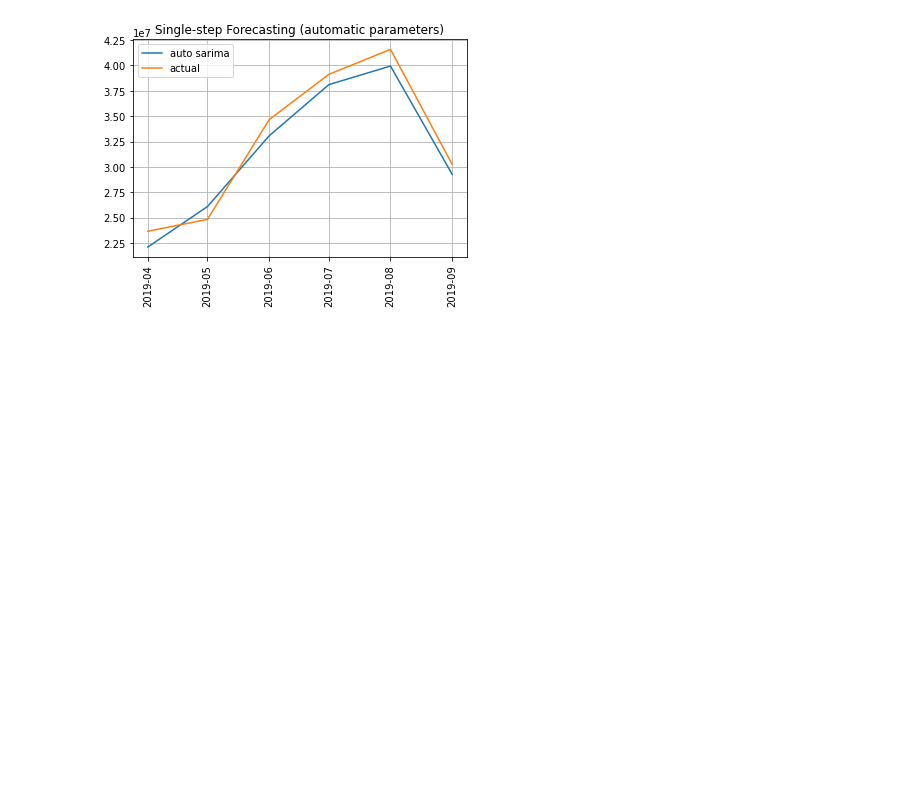
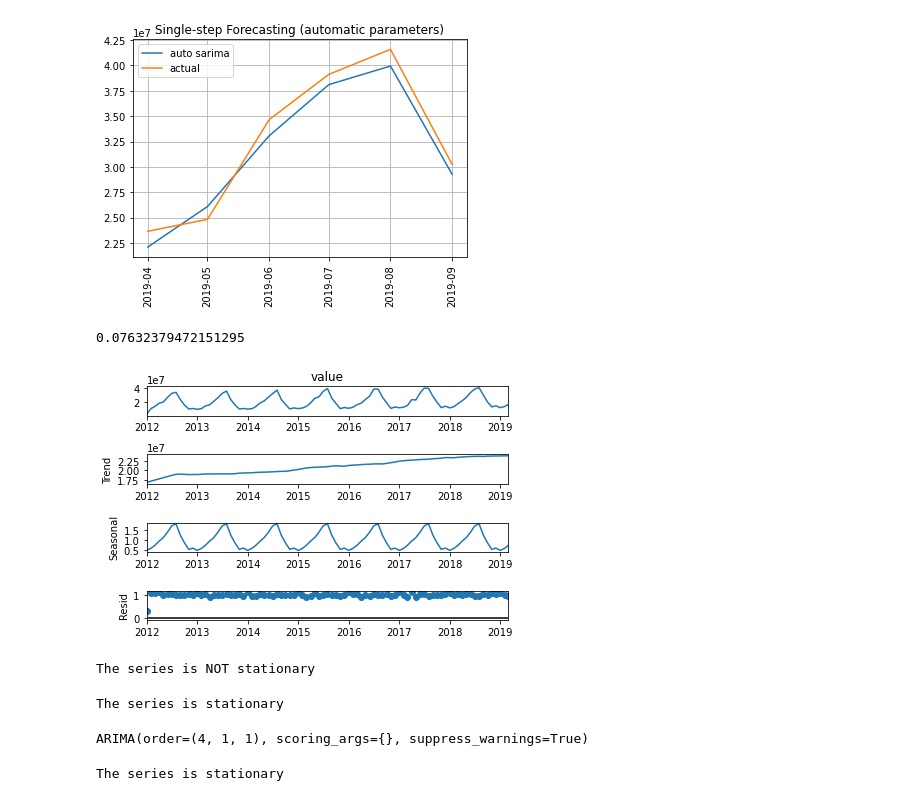
Before and after one commit to luisccalves/Inventory, a Jupyter notebook: inventory.ipynb, the cells around one changed output. Cells and saved outputs as stored; diff of their text form; code cells hidden in the pictures; blank space fills up the shorter version.

```diff
--- a/inventory.ipynb
+++ b/inventory.ipynb
@@ -166,3 +166,28 @@ plt.legend()
 plt.show()
 # %% [output]
 [figure]
+# %%
+nrmse = rmse(ts_pred_auto, ts_test)/(np.max(ts_test)-np.min(ts_test))
+nrmse
+# %% [output]
+0.07632379472151295
+# %%
+from statsmodels.tsa.seasonal import seasonal_decompose
+ts_decomposed = seasonal_decompose(ts_train,model='multiplicative',extrapolate_trend=True)
+ts_trend = ts_decomposed.trend
+ts_seasonal = ts_decomposed.seasonal
+ts_residual = ts_decomposed.resid
+ts_decomposed.plot()
+plt.show()
+# %% [output]
+[figure, added]
+# %%
+check_stationarity(ts_trend)
+# %% [output]
+The series is NOT stationary
+# %%
+ts_trend_diff = ts_trend.diff()
+ts_trend_diff.dropna(inplace=True)
+check_stationarity(ts_trend_diff)
+# %% [output]
+The series is stationary
@@ -168,0 +196,11 @@ plt.show()
+# %%
+stepwise_model = pm.auto_arima(ts_trend,start_p=1, d=1, start_q=1,
+                            max_p=12, max_q=12,
+                            m=12,
+                            seasonal=False, stationary=False,
+                            information_criterion='aic',
+                            stepwise=False,
+                            suppress_warnings=True)
+stepwise_model.fit(ts_trend)
+# %% [output]
+ARIMA(order=(4, 1, 1), scoring_args={}, suppress_warnings=True)
@@ -168,0 +209,4 @@ plt.show()
+# %%
+check_stationarity(ts_seasonal)
+# %% [output]
+The series is stationary
```
Also changed, not shown: parts of 7 cells of this notebook, 1 other file.
